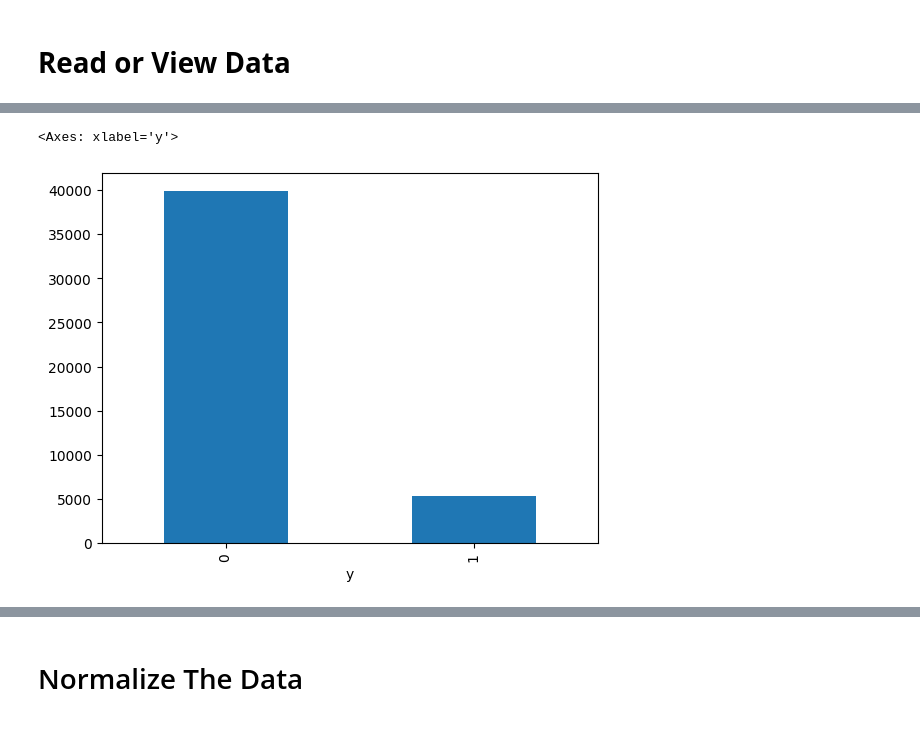
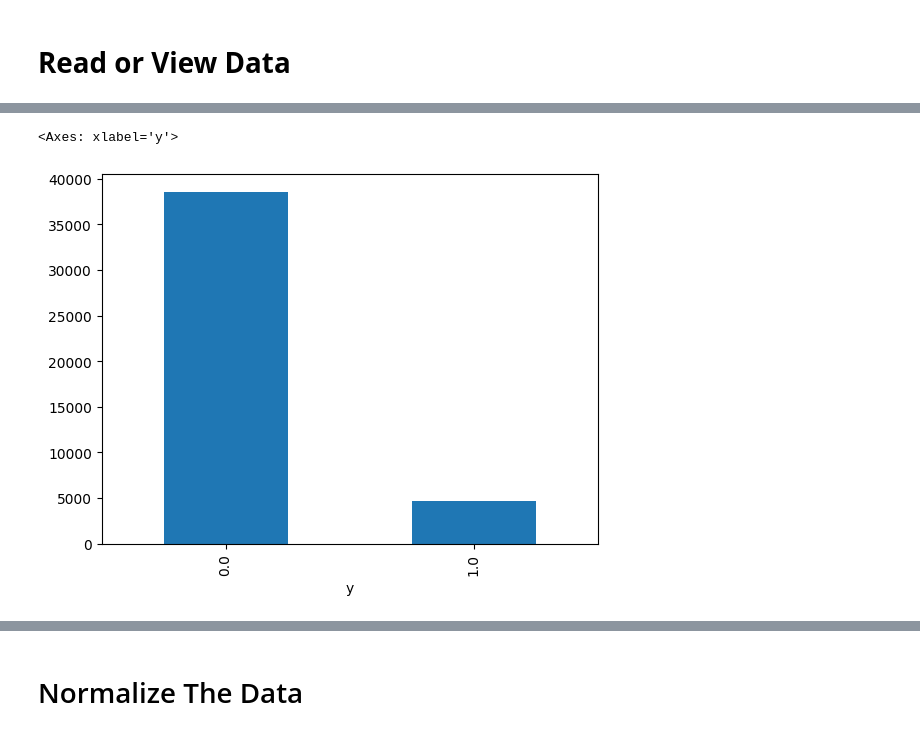
Before and after one commit to Adith-Grokr/BankMarketing_Analysis, a Jupyter notebook: Bank_Marketing.ipynb, the cells around one changed output, grey strips where cells are left out. Cells and saved outputs as stored; diff of their text form; code cells hidden in the pictures.

```diff
--- a/Bank_Marketing.ipynb
+++ b/Bank_Marketing.ipynb
@@ -93,0 +439,13 @@ data.head()
+# %%
+df= df.fillna('unknown')
+# %%
+# normalize numerical data
+def normalize_data(df, columns, method='standardization'):
+    if method == 'min-max':
+        scaler = MinMaxScaler()
+    elif method == 'standardization':
+        scaler = StandardScaler()
+    df[columns] = scaler.fit_transform(df[columns])
+    return df
+df = normalize_data(df, df.select_dtypes('number').columns)
+df.head()
@@ -94,2 +459,3 @@ data.head()
 # %%
-data['y']=data['y'].map({'yes':1,'no':0})
+df['y'] = df['y'].map({'yes':1,'no':0})
+df['y'].head()
@@ -112,0 +470,11 @@ data.head()
+# %%
+# encoding categorical data
+def onehot_encoder(df, columns):
+  encoder = OneHotEncoder(sparse_output=False, drop='first')
+  encoded_data = encoder.fit_transform(df[columns])
+  encoded_df = pd.DataFrame(encoded_data, columns=encoder.get_feature_names_out(columns))
+  df_encoded = pd.concat([df.drop(columns, axis=1), encoded_df], axis=1)
+  return df_encoded
+df = onehot_encoder(df, df.select_dtypes('object').columns)
+df = df.dropna()
+df.head()
@@ -113,5 +489,5 @@ data.head()
 # %%
-data['y'].value_counts().plot(kind='bar')
+df['y'].value_counts().plot(kind='bar')
 # %% [output]
 <Axes: xlabel='y'>
-[figure, old version]
+[figure, new version]
```
Also changed, not shown: parts of 64 cells of this notebook.
